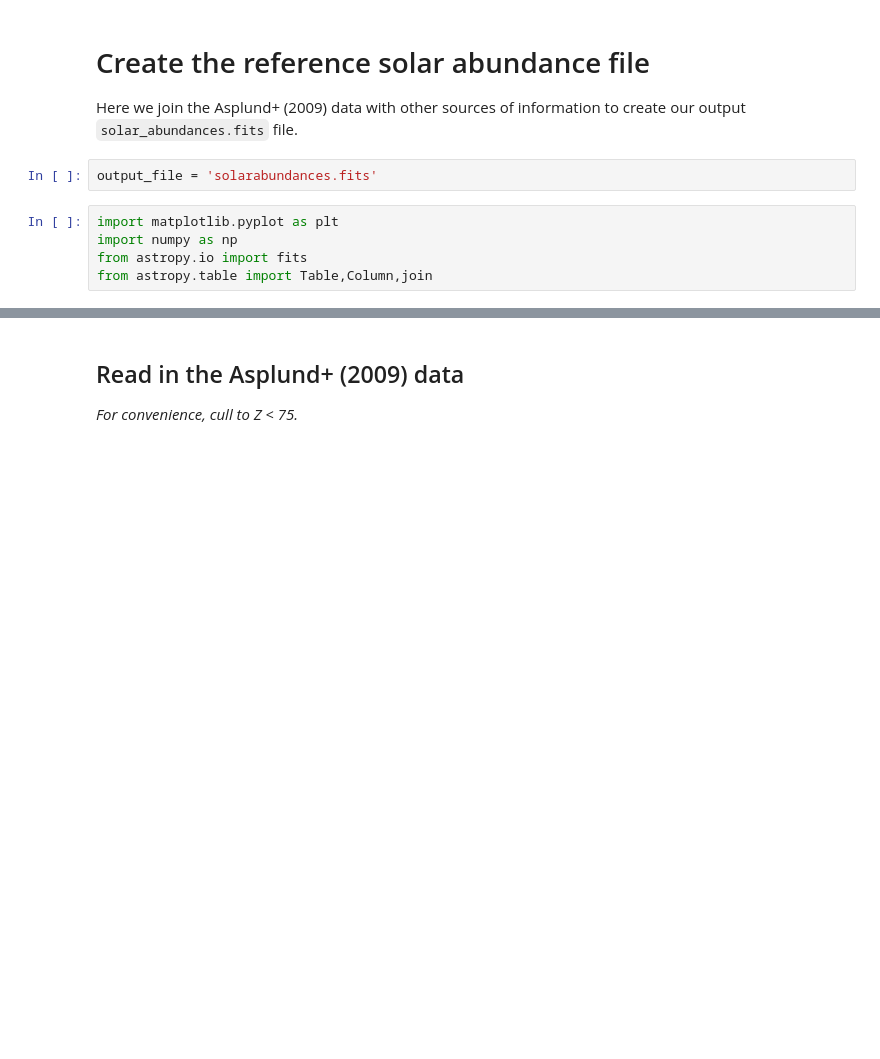
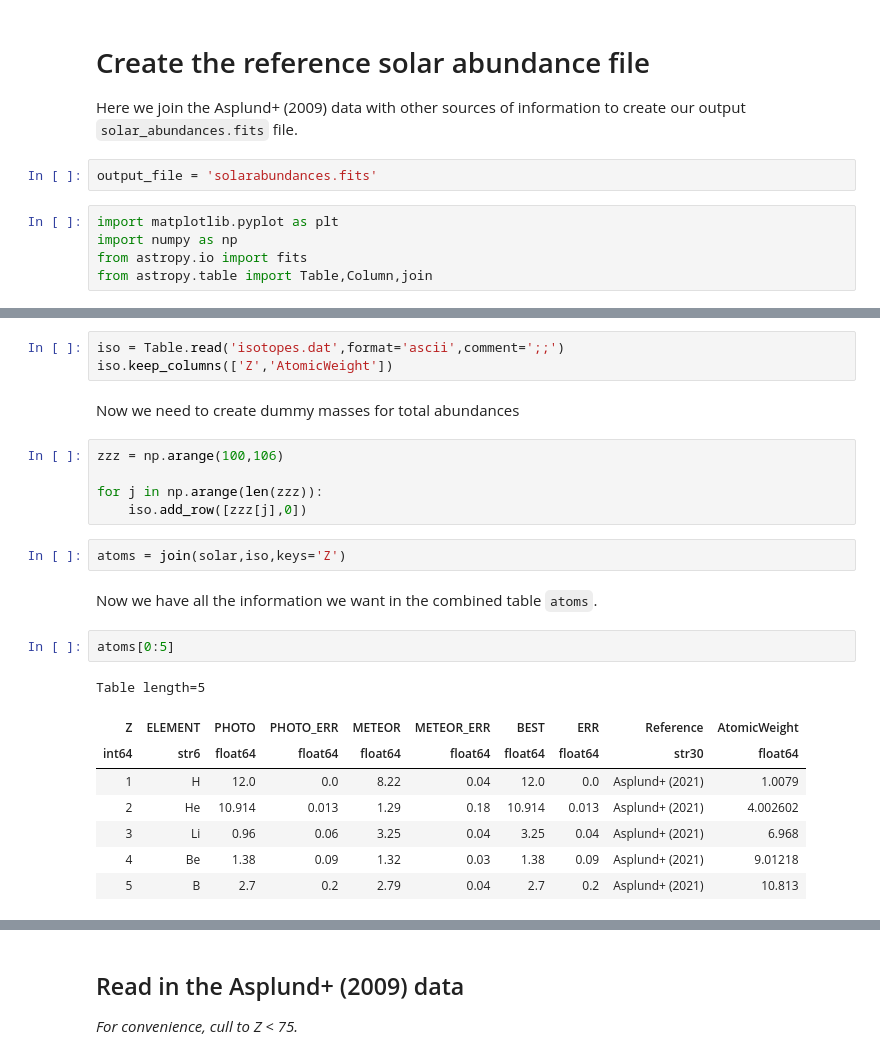
Before and after one commit to jchowk/pyND, a Jupyter notebook: pyND/analysis/data/make_solar_abundances.ipynb, the cells around one changed output, grey strips where cells are left out. Saved outputs shown, nothing was run; the diff lists cells and outputs as text; blank space fills up the shorter version.

```diff
--- a/pyND/analysis/data/make_solar_abundances.ipynb
+++ b/pyND/analysis/data/make_solar_abundances.ipynb
@@ -11,0 +25,25 @@ from astropy.table import Table,Column,join
+# %%
+iso = Table.read('isotopes.dat',format='ascii',comment=';;')
+iso.keep_columns(['Z','AtomicWeight'])
+# %% [markdown]
+Now we need to create dummy masses for total abundances
+# %%
+zzz = np.arange(100,106)
+
+for j in np.arange(len(zzz)):
+    iso.add_row([zzz[j],0])
+# %%
+atoms = join(solar,iso,keys='Z')
+# %% [markdown]
+Now we have all the information we want in the combined table `atoms`.
+# %%
+atoms[0:5]
+# %% [output]
+Table length=5
+| Z | ELEMENT | PHOTO | PHOTO_ERR | METEOR | METEOR_ERR | BEST | ERR | Reference | AtomicWeight |
+| int64 | str6 | float64 | float64 | float64 | float64 | float64 | float64 | str30 | float64 |
+| 1 | H | 12.0 | 0.0 | 8.22 | 0.04 | 12.0 | 0.0 | Asplund+ (2021) | 1.0079 |
+| 2 | He | 10.914 | 0.013 | 1.29 | 0.18 | 10.914 | 0.013 | Asplund+ (2021) | 4.002602 |
+| 3 | Li | 0.96 | 0.06 | 3.25 | 0.04 | 3.25 | 0.04 | Asplund+ (2021) | 6.968 |
+| 4 | Be | 1.38 | 0.09 | 1.32 | 0.03 | 1.38 | 0.09 | Asplund+ (2021) | 9.01218 |
+| 5 | B | 2.7 | 0.2 | 2.79 | 0.04 | 2.7 | 0.2 | Asplund+ (2021) | 10.813 |
```
Also changed, not shown: parts of 20 cells of this notebook, 7 other files.
